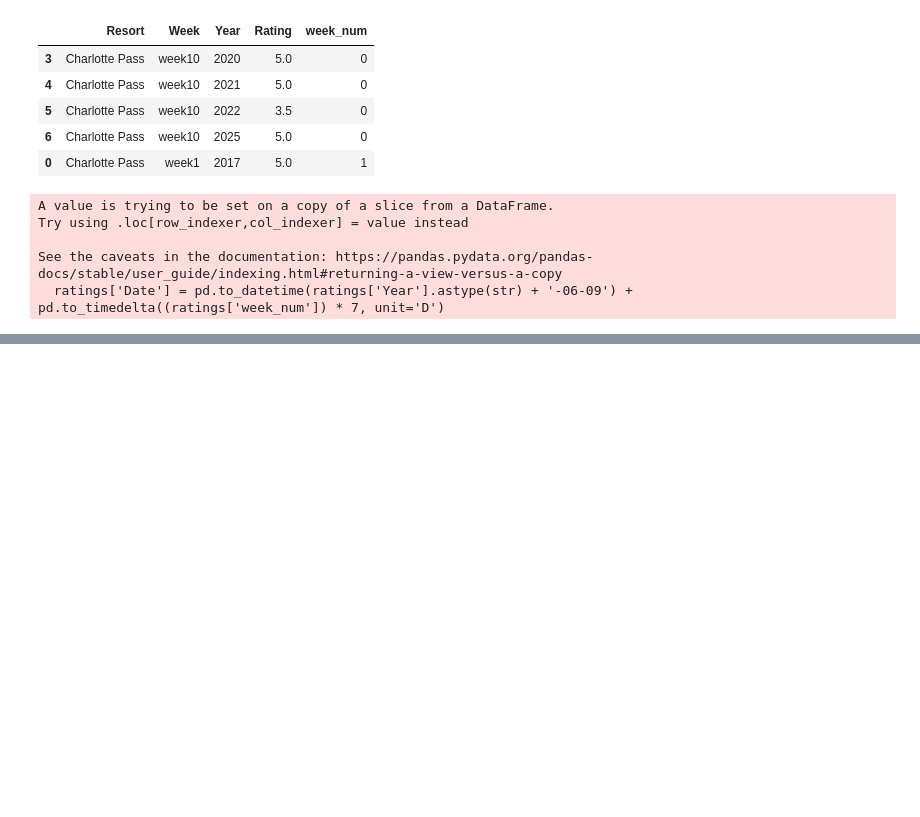
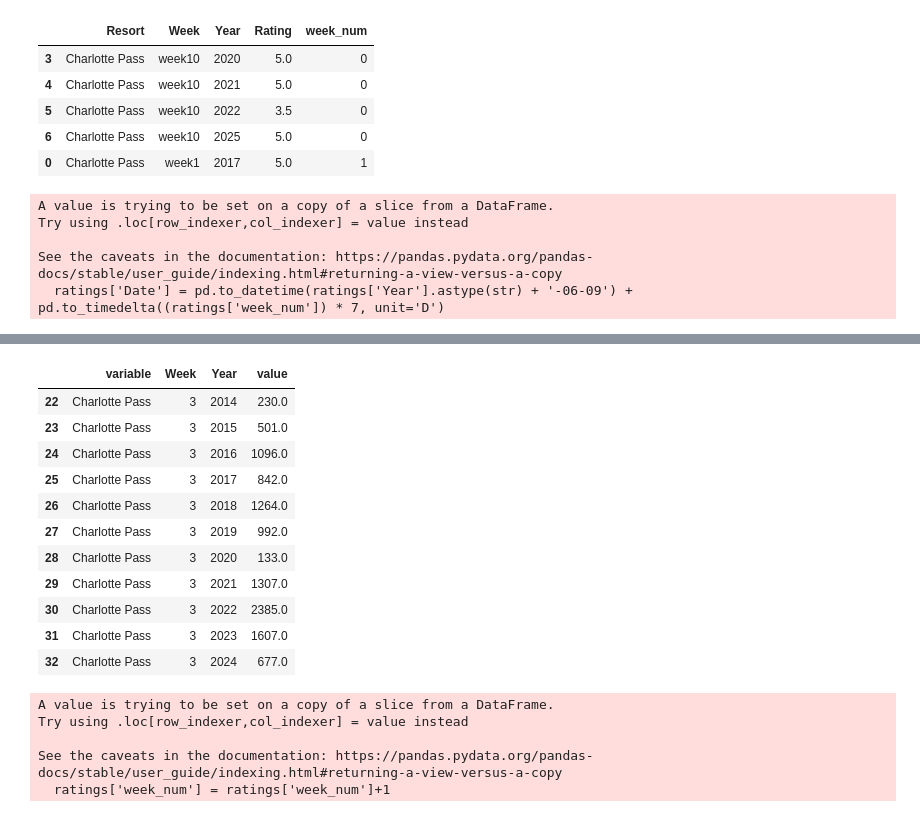
Before and after one commit to affogato-lab/datathon-braincells, a Jupyter notebook: cleaning_review.ipynb, the cells around one changed output, grey strips where cells are left out. Saved outputs shown, nothing was run; the diff lists cells and outputs as text; code cells hidden in the pictures; blank space fills up the shorter version.

Commit message:
corrected errors in data retrieval

```diff
--- a/cleaning_review.ipynb
+++ b/cleaning_review.ipynb
@@ -182,0 +169,26 @@ visit_aus = visit_aus.melt(value_vars=['Mt. Baw Baw', 'Mt. Stirling', 'Mt. Hotha
+# %%
+visit_aus_mu = visit_aus.groupby(['variable', 'Week', 'Year']).value.mean().reset_index()
+# %%
+visit_aus_mu[(visit_aus_mu['variable']=='Charlotte Pass') & (visit_aus_mu['Week']==3)]
+# %% [output]
+|  | variable | Week | Year | value |
+| 22 | Charlotte Pass | 3 | 2014 | 230.0 |
+| 23 | Charlotte Pass | 3 | 2015 | 501.0 |
+| 24 | Charlotte Pass | 3 | 2016 | 1096.0 |
+| 25 | Charlotte Pass | 3 | 2017 | 842.0 |
+| 26 | Charlotte Pass | 3 | 2018 | 1264.0 |
+| 27 | Charlotte Pass | 3 | 2019 | 992.0 |
+| 28 | Charlotte Pass | 3 | 2020 | 133.0 |
+| 29 | Charlotte Pass | 3 | 2021 | 1307.0 |
+| 30 | Charlotte Pass | 3 | 2022 | 2385.0 |
+| 31 | Charlotte Pass | 3 | 2023 | 1607.0 |
+| 32 | Charlotte Pass | 3 | 2024 | 677.0 |
+# %%
+ratings['week_num'] = ratings['week_num']+1
+combined_visit_ratings = visit_aus_mu.merge(ratings, left_on=['variable', 'Week', 'Year'], right_on=['Resort', 'week_num', 'Year'])
+# %% [output]
+A value is trying to be set on a copy of a slice from a DataFrame.
+Try using .loc[row_indexer,col_indexer] = value instead
+
+See the caveats in the documentation: https://pandas.pydata.org/pandas-docs/stable/user_guide/indexing.html#returning-a-view-versus-a-copy
+  ratings['week_num'] = ratings['week_num']+1
```
Also changed, not shown: parts of 18 cells of this notebook, 7 other files.
